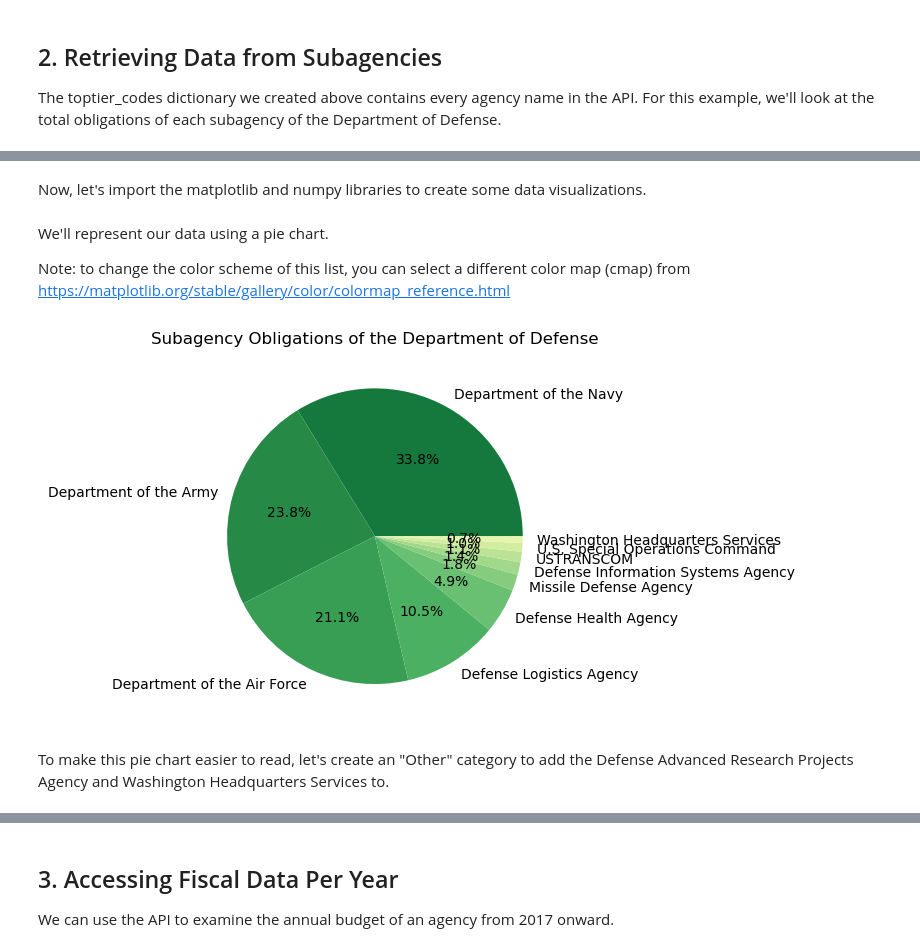
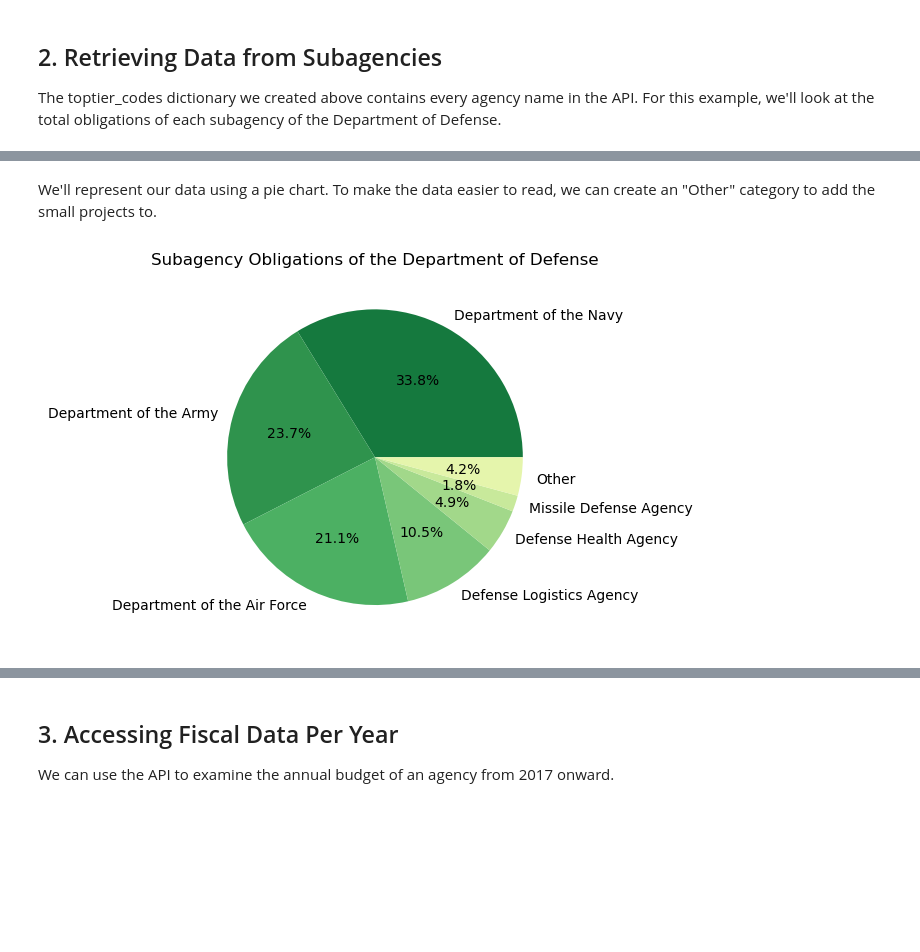
Before and after one commit to ualibweb/UALIB_ScholarlyAPI_Cookbook, a Jupyter notebook: content/scripts/python/python_usaspending.ipynb, the cells around one changed output, grey strips where cells are left out. Cells and saved outputs as stored; diff of their text form; code cells hidden in the pictures; blank space fills up the shorter version.

Commit message:
Fix percentage overlap in example 4

```diff
--- a/content/scripts/python/python_usaspending.ipynb
+++ b/content/scripts/python/python_usaspending.ipynb
@@ -113,2 +116,0 @@ subagencies
-# %% [markdown]
-Now, let's import the matplotlib and numpy libraries to create some data visualizations.
@@ -118,20 +117,37 @@ import numpy as np
-# %% [markdown]
-We'll represent our data using a pie chart.
-
-Note: to change the color scheme of this list, you can select a different color map (cmap) from [https://matplotlib.org/stable/gallery/color/colormap_reference.html](https://matplotlib.org/stable/gallery/color/colormap_reference.html)
+# %% [markdown]
+We'll represent our data using a pie chart. To make the data easier to read, we can create an "Other" category to add the small projects to.
 # %%
 subagency_names = list(subagencies.keys())
 subagency_obligations = list(subagencies.values())
 
-# configure colors of pie chart
+smallest_percent_allowed = 0.015 # any sector under this threshold will be combined into an "Other" category in the pie chart
+small_slices = 0 # the number of slices below the threshold above
+agency_total_obligations = sum(subagencies.values()) # the total obligations of the agency
+
+# count the number of small slices
+small_slices = sum(1 for i in subagency_obligations if i < smallest_percent_allowed * agency_total_obligations)
+
+# if there is more than one slice smaller than the threshold specified above, this combines those slices into an "Other" slice
+if small_slices > 1:
+    other_obligations = 0
+    i = len(subagency_obligations)-1
+    while i >= 0:
+        if subagency_obligations[i] < smallest_percent_allowed * agency_total_obligations:
+            other_obligations += subagency_obligations[i]
+            subagency_names.pop(i)
+            subagency_obligations.pop(i)
+        i -= 1
+    subagency_obligations.append(other_obligations)
+    subagency_names.append("Other")
+
+# configure color of pie chart
 cmap = plt.get_cmap('YlGn_r')
 colors = cmap(np.linspace(0.2, 0.8, len(subagency_obligations)))
 
 fig, ax = plt.subplots()
 plt.pie(subagency_obligations, labels=subagency_names, autopct='%1.1f%%', colors=colors)
 plt.title("Subagency Obligations of the " + agency_name)
+
 plt.show()
 # %% [output]
-[figure, old version]
+[figure, new version]
-# %% [markdown]
-To make this pie chart easier to read, let's create an "Other" category to add the Defense Advanced Research Projects Agency and Washington Headquarters Services to.
```
Also changed, not shown: parts of 20 cells of this notebook.
